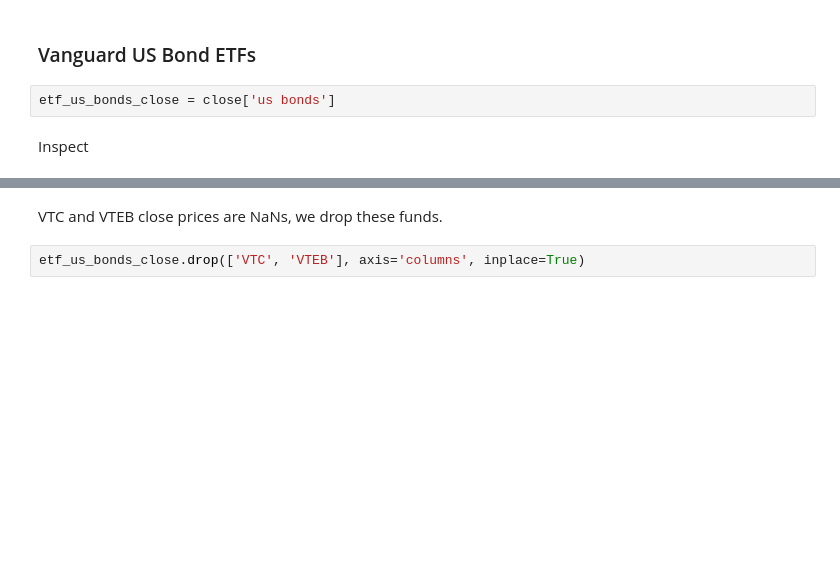
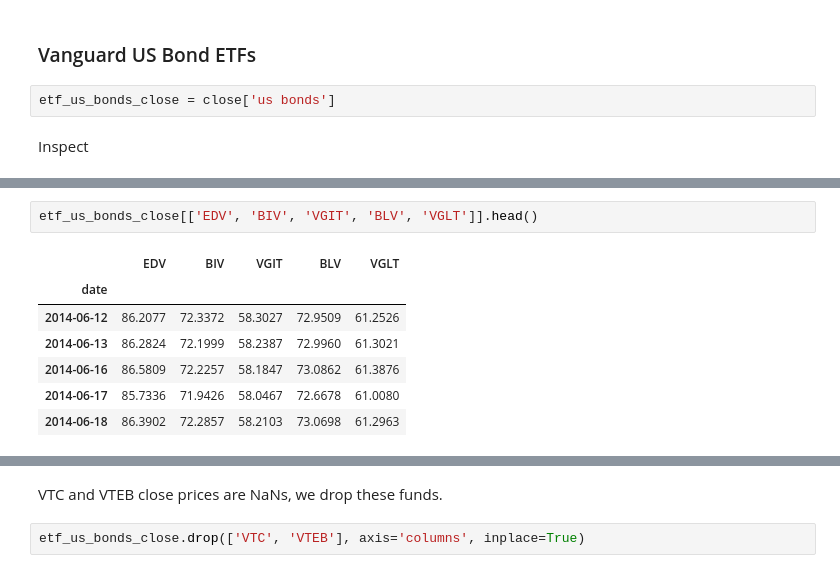
Before and after one commit to DinodC/investing-etf-kelly, a Jupyter notebook: investing_etf_kelly_01.ipynb, the cells around one changed output, grey strips where cells are left out. Drawn from its saved outputs; the diff is of its cells as text; blank space fills up the shorter version.

```diff
--- a/investing_etf_kelly_01.ipynb
+++ b/investing_etf_kelly_01.ipynb
@@ -313,3 +337,13 @@ etf_us_bonds_close.head()
+# %%
+etf_us_bonds_close[['EDV', 'BIV', 'VGIT', 'BLV', 'VGLT']].head()
+# %% [output]
+|  | EDV | BIV | VGIT | BLV | VGLT |
+| date |  |  |  |  |  |
+| 2014-06-12 | 86.2077 | 72.3372 | 58.3027 | 72.9509 | 61.2526 |
+| 2014-06-13 | 86.2824 | 72.1999 | 58.2387 | 72.9960 | 61.3021 |
+| 2014-06-16 | 86.5809 | 72.2257 | 58.1847 | 73.0862 | 61.3876 |
+| 2014-06-17 | 85.7336 | 71.9426 | 58.0467 | 72.6678 | 61.0080 |
+| 2014-06-18 | 86.3902 | 72.2857 | 58.2103 | 73.0698 | 61.2963 |
 # %%
 etf_us_bonds_close.tail()
 # %% [output]
```
Also changed, not shown: parts of 28 cells of this notebook, 6 other files.
